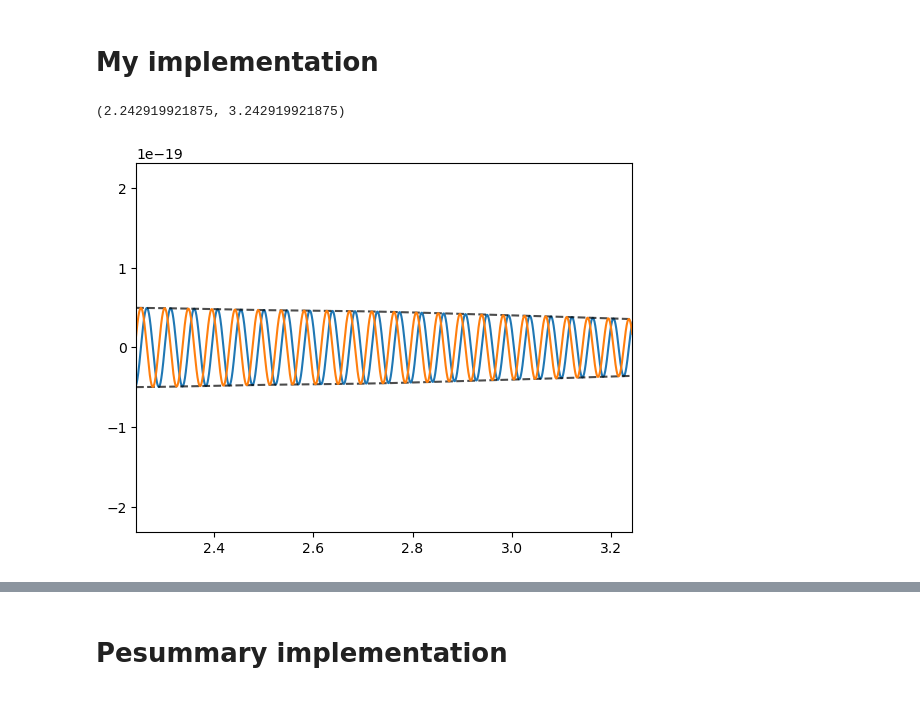
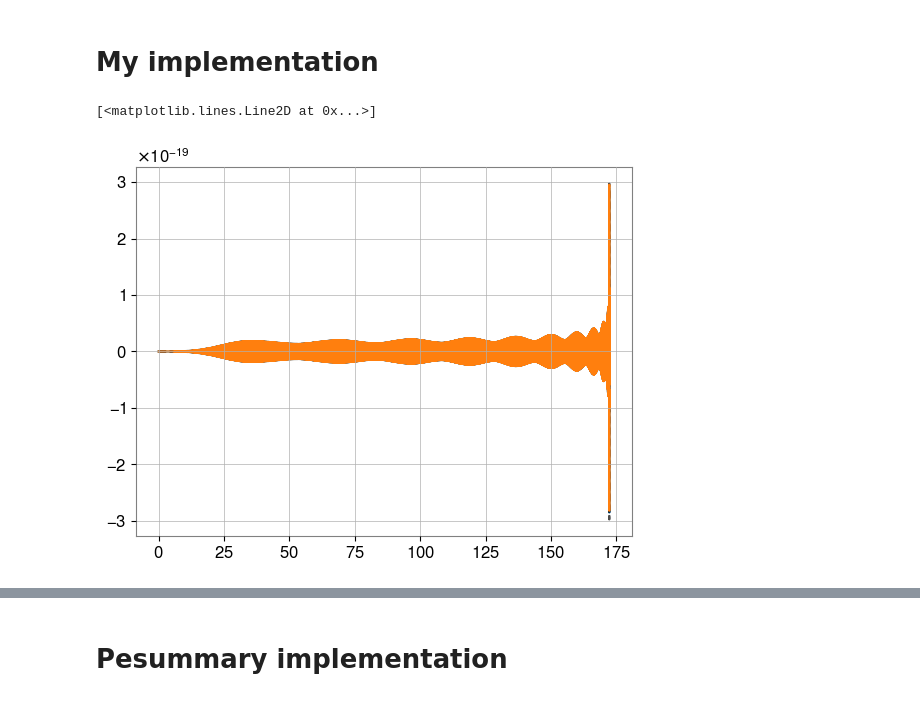
Before and after one commit to BenGPatterson/EccentricPrecession, a Jupyter notebook: ecc_prec_harmonics.ipynb, the cells around one changed output, grey strips where cells are left out. Saved outputs shown, nothing was run; the diff lists cells and outputs as text; code cells hidden in the pictures.

```diff
--- a/ecc_prec_harmonics.ipynb
+++ b/ecc_prec_harmonics.ipynb
@@ -148,13 +128,13 @@ phase = 2.823454
 psi = 3.8345
 # %%
 # Plot example waveform
-h = gen_prec_wf(20, M, q, theta_jn, phi_jl, phase, psi, tilt_1, tilt_2, phi_12, a_1, a_2)
+h = gen_prec_wf(5, M, q, theta_jn, phi_jl, phase, psi, tilt_1, tilt_2, phi_12, a_1, a_2, gen_in_fd=False)
 
 plt.plot(h.sample_times, h)
 plt.plot(h.sample_times, np.abs(h), ls='dashed', c='k', alpha=0.7)
 plt.plot(h.sample_times, -np.abs(h), ls='dashed', c='k', alpha=0.7)
 plt.plot(h.imag().sample_times, h.imag())
-plt.xlim(h.sample_times[-1]-3, h.sample_times[-1]-2)
+# plt.xlim(h.sample_times[-1]-3, h.sample_times[-1]-2)
 # %% [output]
-(2.242919921875, 3.242919921875)
+[<matplotlib.lines.Line2D at 0x...>]
-[figure, old version]
+[figure, new version]
```
Also changed, not shown: parts of 8 cells of this notebook.
